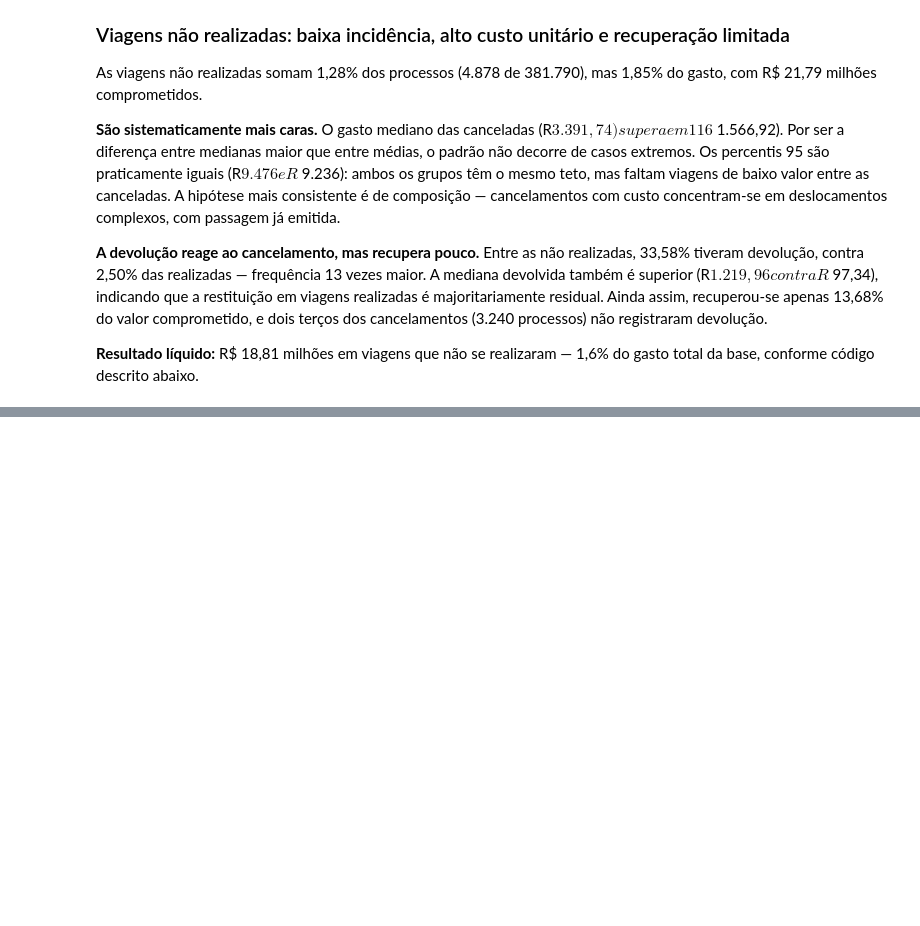
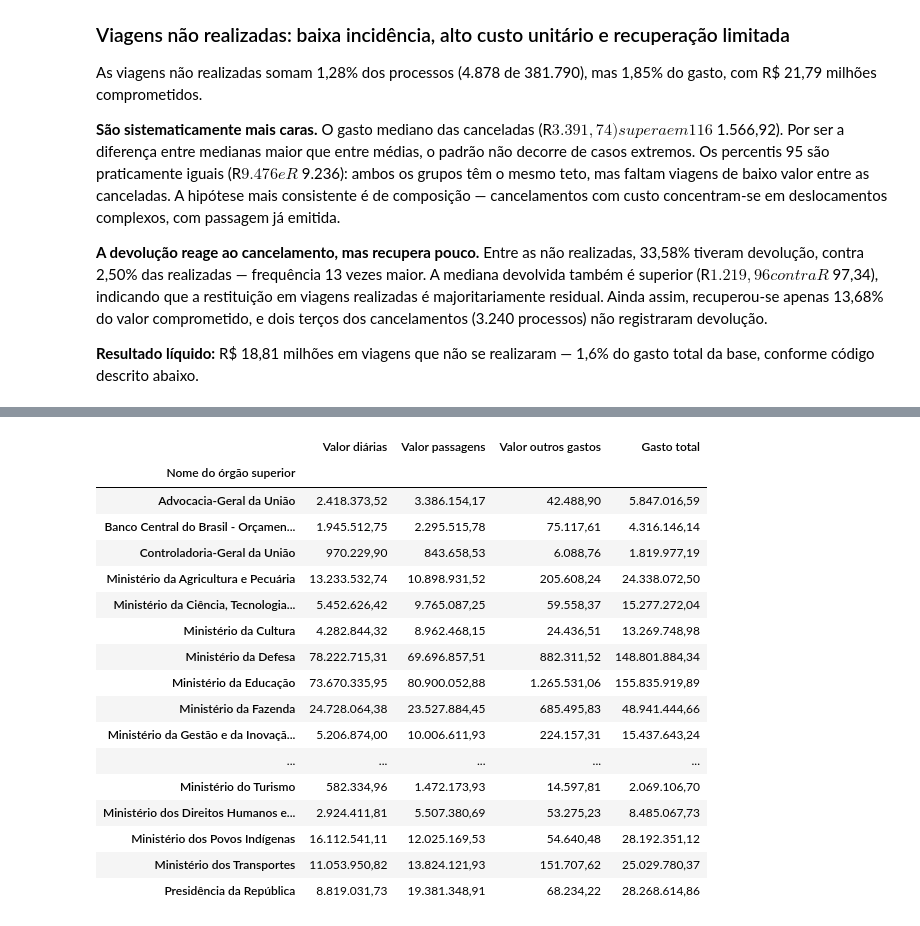
Before and after one commit to rafael-m-ferreira/caixaverso_projeto_final, a Jupyter notebook: notebooks/analise.ipynb, the cells around one changed output, grey strips where cells are left out. Saved outputs shown, nothing was run; the diff lists cells and outputs as text; code cells hidden in the pictures; blank space fills up the shorter version.

```diff
--- a/notebooks/analise.ipynb
+++ b/notebooks/analise.ipynb
@@ -437,0 +347,21 @@ resumo.sort_values('Nome do órgão superior')
+# %%
+display(df_valores_de_viagens_agrupados_por_orgao)
+# %% [output]
+|  | Valor diárias | Valor passagens | Valor outros gastos | Gasto total |
+| Nome do órgão superior |  |  |  |  |
+| Advocacia-Geral da União | 2.418.373,52 | 3.386.154,17 | 42.488,90 | 5.847.016,59 |
+| Banco Central do Brasil - Orçamen... | 1.945.512,75 | 2.295.515,78 | 75.117,61 | 4.316.146,14 |
+| Controladoria-Geral da União | 970.229,90 | 843.658,53 | 6.088,76 | 1.819.977,19 |
+| Ministério da Agricultura e Pecuária | 13.233.532,74 | 10.898.931,52 | 205.608,24 | 24.338.072,50 |
+| Ministério da Ciência, Tecnologia... | 5.452.626,42 | 9.765.087,25 | 59.558,37 | 15.277.272,04 |
+| Ministério da Cultura | 4.282.844,32 | 8.962.468,15 | 24.436,51 | 13.269.748,98 |
+| Ministério da Defesa | 78.222.715,31 | 69.696.857,51 | 882.311,52 | 148.801.884,34 |
+| Ministério da Educação | 73.670.335,95 | 80.900.052,88 | 1.265.531,06 | 155.835.919,89 |
+| Ministério da Fazenda | 24.728.064,38 | 23.527.884,45 | 685.495,83 | 48.941.444,66 |
+| Ministério da Gestão e da Inovaçã... | 5.206.874,00 | 10.006.611,93 | 224.157,31 | 15.437.643,24 |
+| ... | ... | ... | ... | ... |
+| Ministério do Turismo | 582.334,96 | 1.472.173,93 | 14.597,81 | 2.069.106,70 |
+| Ministério dos Direitos Humanos e... | 2.924.411,81 | 5.507.380,69 | 53.275,23 | 8.485.067,73 |
+| Ministério dos Povos Indígenas | 16.112.541,11 | 12.025.169,53 | 54.640,48 | 28.192.351,12 |
+| Ministério dos Transportes | 11.053.950,82 | 13.824.121,93 | 151.707,62 | 25.029.780,37 |
+| Presidência da República | 8.819.031,73 | 19.381.348,91 | 68.234,22 | 28.268.614,86 |
```
Also changed, not shown: parts of 21 cells of this notebook.
